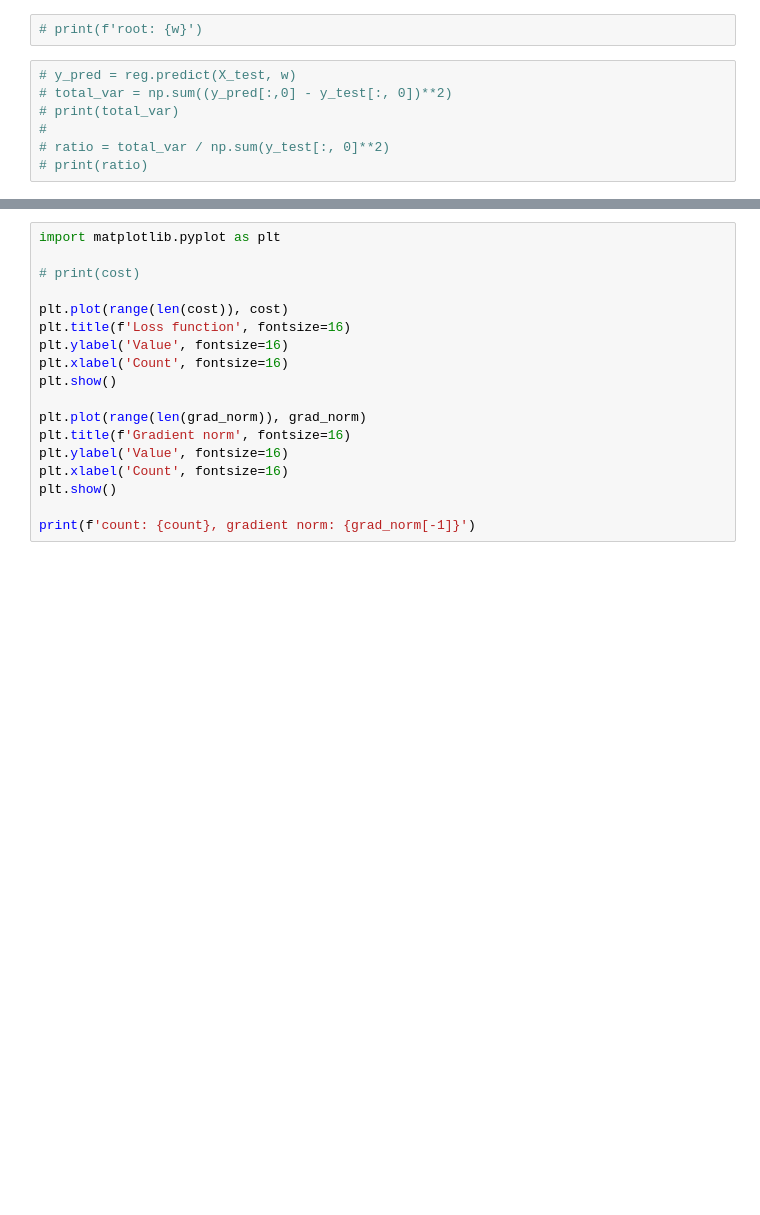
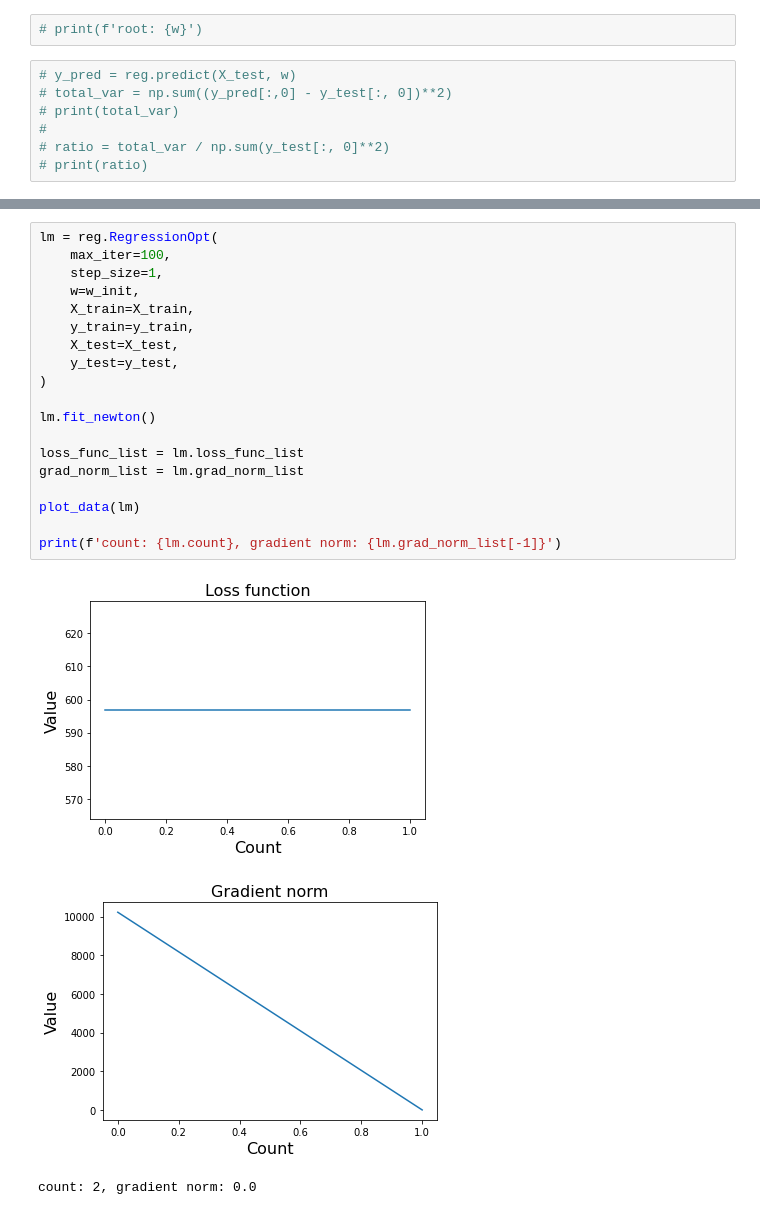
Before and after one commit to batman0911/regression_algorithm, a Jupyter notebook: kc_house/main.ipynb, the cells around one changed output, grey strips where cells are left out. Cells and saved outputs as stored; diff of their text form; blank space fills up the shorter version.

```diff
--- a/kc_house/main.ipynb
+++ b/kc_house/main.ipynb
@@ -188,18 +144,23 @@ TypeError: __init__() got an unexpected keyword argument 'loss_func'
-# %%
-import matplotlib.pyplot as plt
-
-# print(cost)
-
-plt.plot(range(len(cost)), cost)
-plt.title(f'Loss function', fontsize=16)
-plt.ylabel('Value', fontsize=16)
-plt.xlabel('Count', fontsize=16)
-plt.show()
-
-plt.plot(range(len(grad_norm)), grad_norm)
-plt.title(f'Gradient norm', fontsize=16)
-plt.ylabel('Value', fontsize=16)
-plt.xlabel('Count', fontsize=16)
-plt.show()
-
-print(f'count: {count}, gradient norm: {grad_norm[-1]}')
+# %%
+lm = reg.RegressionOpt(
+    max_iter=100,
+    step_size=1,
+    w=w_init,
+    X_train=X_train,
+    y_train=y_train,
+    X_test=X_test,
+    y_test=y_test,
+)
+
+lm.fit_newton()
+
+loss_func_list = lm.loss_func_list
+grad_norm_list = lm.grad_norm_list
+
+plot_data(lm)
+
+print(f'count: {lm.count}, gradient norm: {lm.grad_norm_list[-1]}')
+# %% [output]
+[figure, added]
+[figure, added]
+count: 2, gradient norm: 0.0
```
Also changed, not shown: parts of 14 cells of this notebook, 2 other files.
